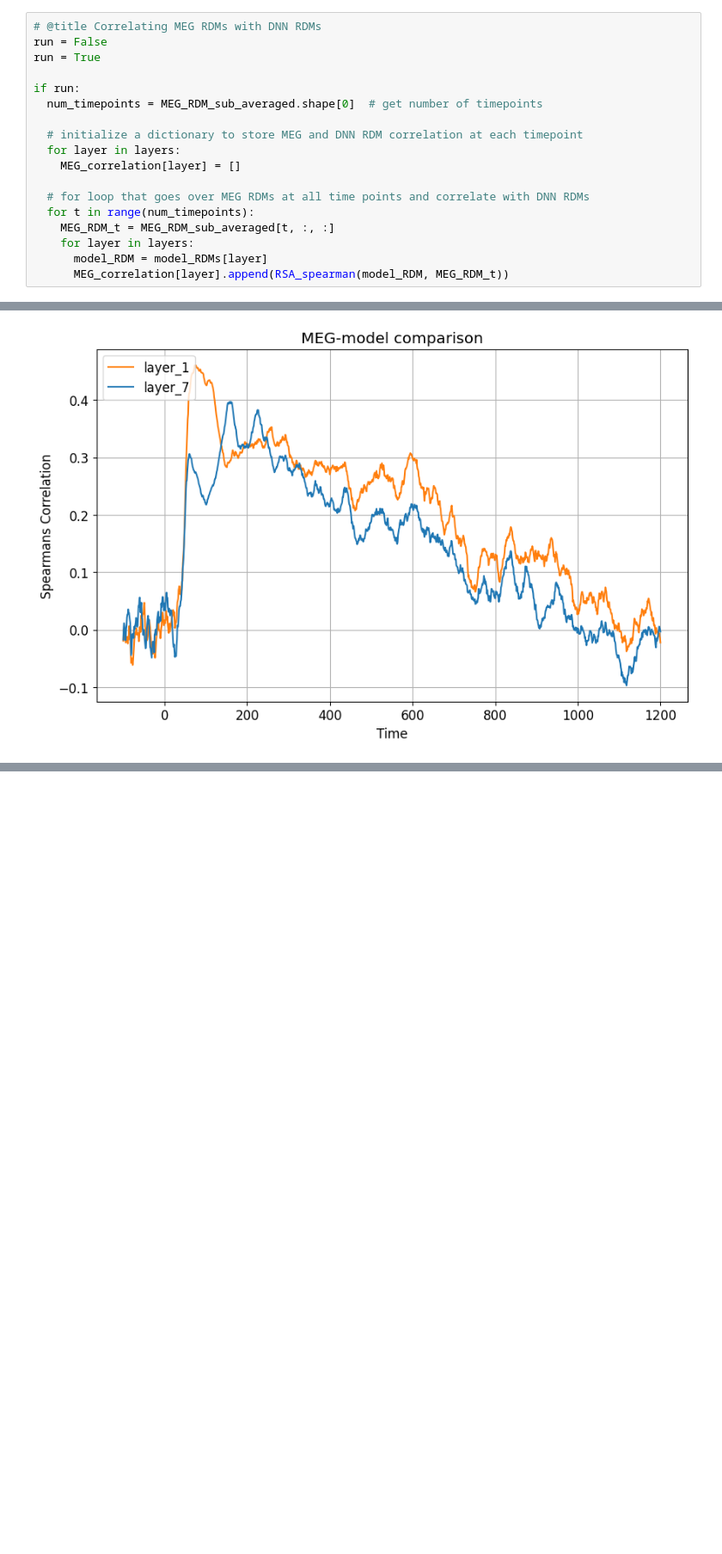
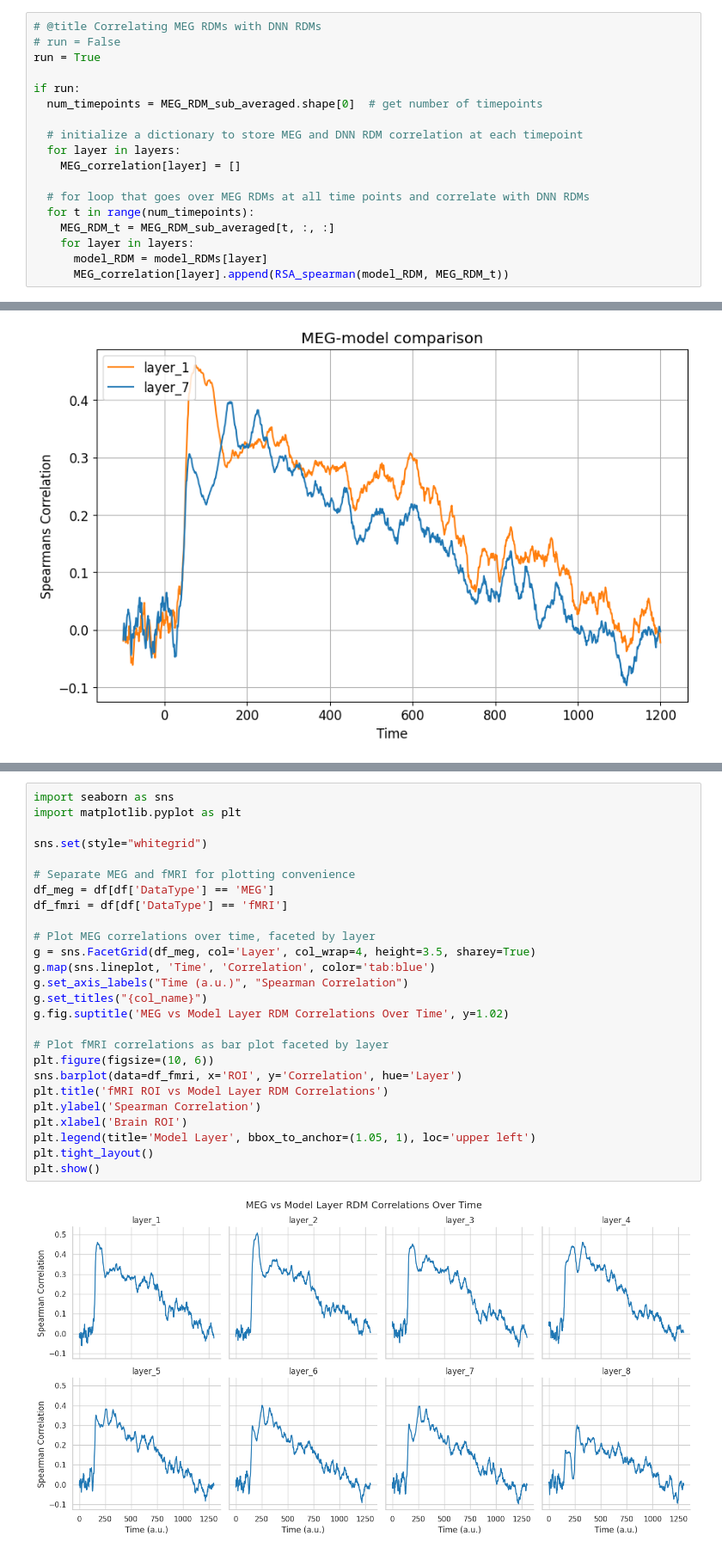
Before and after one commit to OdinViolet/Neuromatch, a Jupyter notebook: projects/fMRI/load_cichy_fMRI_MEG.ipynb, the cells around one changed output, grey strips where cells are left out. Shown at 86% size. Cells and saved outputs as stored; diff of their text form; blank space fills up the shorter version.

```diff
--- a/projects/fMRI/load_cichy_fMRI_MEG.ipynb
+++ b/projects/fMRI/load_cichy_fMRI_MEG.ipynb
@@ -523,7 +524,7 @@ plt.show()
 ### Comparing MEG RDMs with AlexNet RDMs
 # %%
 # @title Correlating MEG RDMs with DNN RDMs
-run = False
+# run = False
 run = True
 
 if run:
@@ -563,0 +610,28 @@ if run:
+# %%
+import seaborn as sns
+import matplotlib.pyplot as plt
+
+sns.set(style="whitegrid")
+
+# Separate MEG and fMRI for plotting convenience
+df_meg = df[df['DataType'] == 'MEG']
+df_fmri = df[df['DataType'] == 'fMRI']
+
+# Plot MEG correlations over time, faceted by layer
+g = sns.FacetGrid(df_meg, col='Layer', col_wrap=4, height=3.5, sharey=True)
+g.map(sns.lineplot, 'Time', 'Correlation', color='tab:blue')
+g.set_axis_labels("Time (a.u.)", "Spearman Correlation")
+g.set_titles("{col_name}")
+g.fig.suptitle('MEG vs Model Layer RDM Correlations Over Time', y=1.02)
+
+# Plot fMRI correlations as bar plot faceted by layer
+plt.figure(figsize=(10, 6))
+sns.barplot(data=df_fmri, x='ROI', y='Correlation', hue='Layer')
+plt.title('fMRI ROI vs Model Layer RDM Correlations')
+plt.ylabel('Spearman Correlation')
+plt.xlabel('Brain ROI')
+plt.legend(title='Model Layer', bbox_to_anchor=(1.05, 1), loc='upper left')
+plt.tight_layout()
+plt.show()
+# %% [output]
+[figure, added]
```
Also changed, not shown: parts of 6 cells of this notebook.
